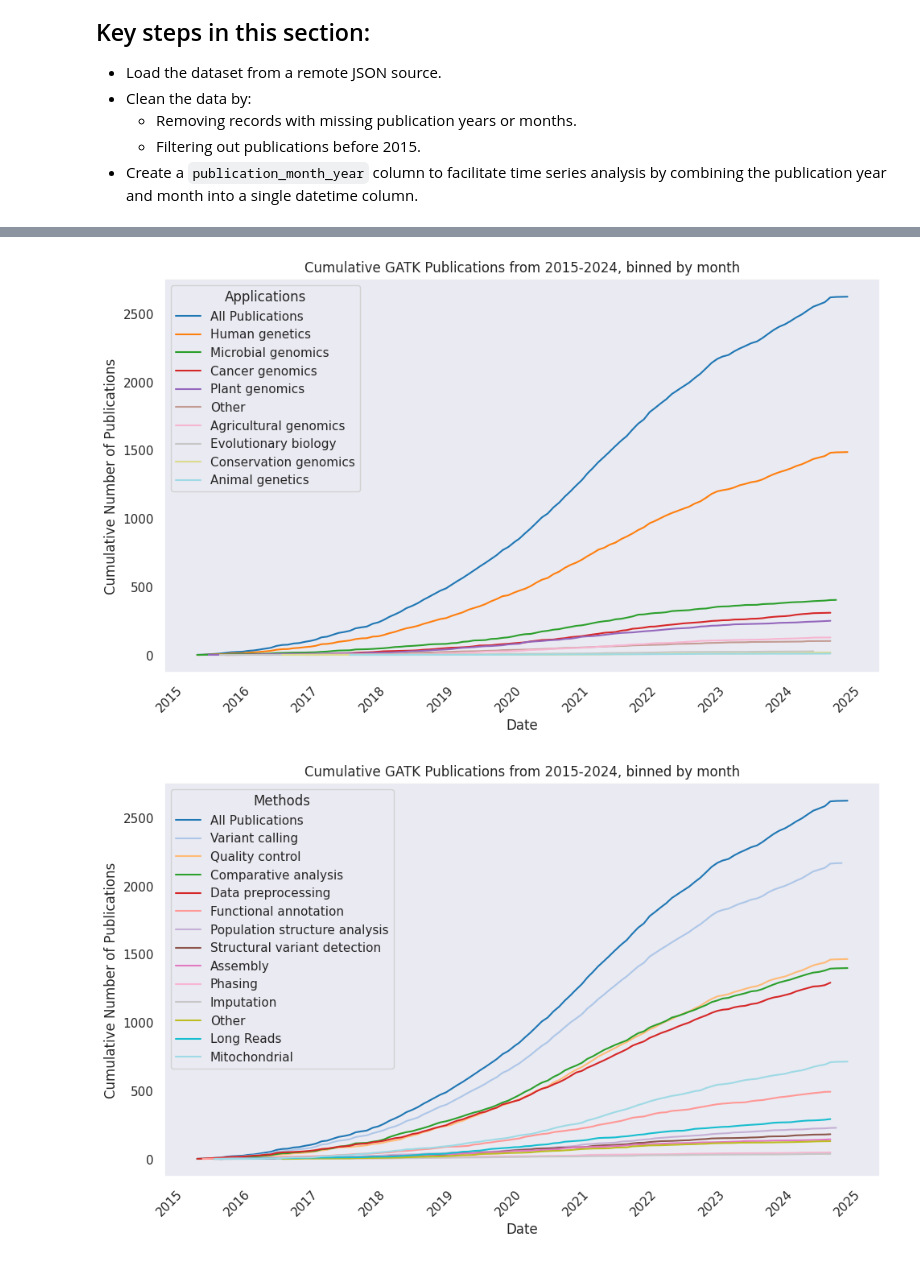
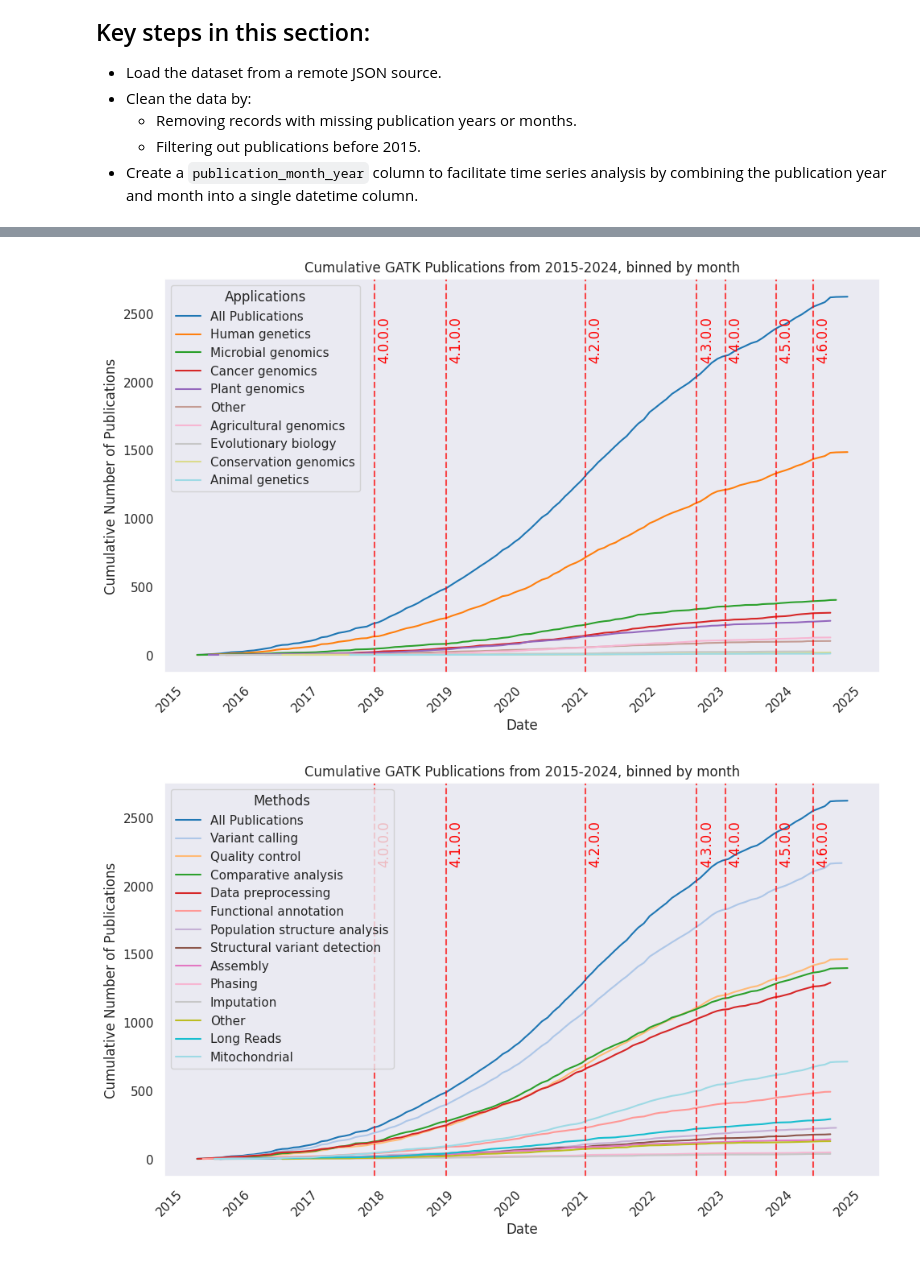
Before and after one commit to gileshall/citus, a Jupyter notebook: notebooks/GATK_Paper_Dive_Notebook.ipynb, the cells around one changed output, grey strips where cells are left out. Saved outputs shown, nothing was run; the diff lists cells and outputs as text; code cells hidden in the pictures.

```diff
--- a/notebooks/GATK_Paper_Dive_Notebook.ipynb
+++ b/notebooks/GATK_Paper_Dive_Notebook.ipynb
@@ -30,6 +30,8 @@ We start by loading the dataset directly from an online JSON file into a pandas
 - Create a `publication_month_year` column to facilitate time series analysis by combining the publication year and month into a single datetime column.
 # %%
 dataset_url = "https://drive.usercontent.google.com/download?id=1HJkdH-mz0As_BIf1JIBSEhMmKBZ5a-h-"
+gatk_releases_url = "https://drive.usercontent.google.com/download?id=1qRZUWRLAy-mOBmI1G7daUxZnNFcqZ6OC"
+
 df = pd.read_json(dataset_url)
 
 # clean up any bad dates
@@ -42,6 +44,8 @@ df['publication_month_year'] = pd.to_datetime(
     df['publication_year'].astype(int).astype(str) + '-' + \
     df['publication_month'].astype(int).astype(str) + '-01'
 )
+
+releases_df = pd.read_json(gatk_releases_url)
 # %% [markdown]
 # Visualizing Publication Trends
 
@@ -97,7 +108,7 @@ def explode_and_flag(df, col, threshold=10, prefix='', suffix='flag', inplace=Fa
 
     return (df, flag_col_map)
 
-def graph_publish_timeseries(df, col, flags=None, fig=None, threshold=10, filter_na=True, graph_all=True, graph_other=True, skip=tuple()):
+def graph_publish_timeseries(df, col, flags=None, threshold=10, filter_na=True, graph_all=True, graph_other=True, skip=tuple()):
     ddf = df.copy()
     flags = (flags or dict()).copy()
     (ddf, _flags) = explode_and_flag(ddf, col=col, prefix='graph_pub', threshold=threshold)
@@ -110,7 +121,7 @@ def graph_publish_timeseries(df, col, flags=None, fig=None, threshold=10, filter
 
     color_map = plt.colormaps['tab20'].resampled(len(_flags) + 1)
 
-    fig = fig or plt.figure(figsize=(10, 6))
+    (fig, ax) = plt.subplots(figsize=(10, 6))
     if graph_all:
         plt.plot(cumulative_counts_all.index, cumulative_counts_all.values, linestyle='-', label='All Publications', color=color_map(0))
 
@@ -134,35 +145,46 @@ def graph_publish_timeseries(df, col, flags=None, fig=None, threshold=10, filter
 
         # Plot cumulative counts for this concept
         plt.plot(cumulative_counts_concept.index, cumulative_counts_concept.values, linestyle='-', label=app_label, color=color_map(idx + 1))
+
+    for (idx, row) in releases_df.iterrows():
+        date = row['published_at']
+        version = row['tag_name']
+        vals = version.split('.')
+        if len(vals) >= 2 and vals[2] != '0':
+            continue
+        ax.axvline(date, color='red', linestyle='--', alpha=0.7)
+        # add a few days so the text is not setting on the line
+        ax.text(date + timedelta(days=15), ax.get_ylim()[1] * 0.9, version, rotation=90, va='top', color='red')
+
 
     plt.xlabel('Date')
     plt.ylabel('Cumulative Number of Publications')
     plt.xticks(rotation=45)
     plt.grid()
     plt.tight_layout()
     return fig
 
 fig = graph_publish_timeseries(df, col='biological_application_area')
 plt.title('Cumulative GATK Publications from 2015-2024, binned by month')
 plt.legend(title='Applications')
 plt.show()
 print()
 
 meth_flags = {
     'Long Reads': 'long_read_technology_related',
     'Mitochondrial': 'mitochondria_related',
 }
 
 fig = graph_publish_timeseries(df, col='methodological_details', flags=meth_flags)
 plt.title('Cumulative GATK Publications from 2015-2024, binned by month')
 plt.legend(title='Methods')
 plt.show()
 print()
 
 fig = graph_publish_timeseries(df, col='species_used', threshold=11, graph_all=False, skip=('homo sapiens',), graph_other=False)
 plt.title('Cumulative GATK Publications from 2015-2024, binned by month')
 plt.legend(title='Species (exluding Human and Other)')
 plt.show()
 # %% [output]
-[figure, old version]
+[figure, new version]
-[figure, old version]
+[figure, new version]
```
Also changed, not shown: parts of 3 cells of this notebook.
